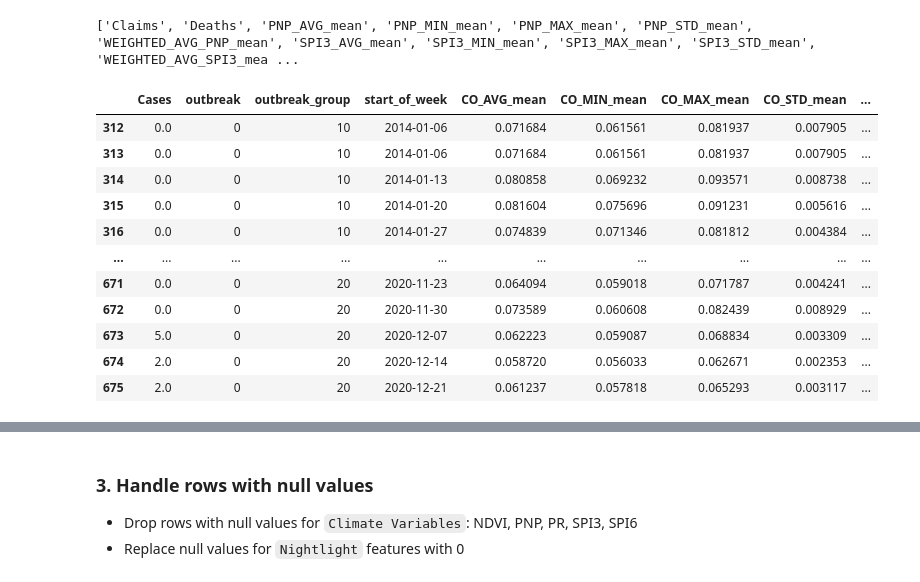
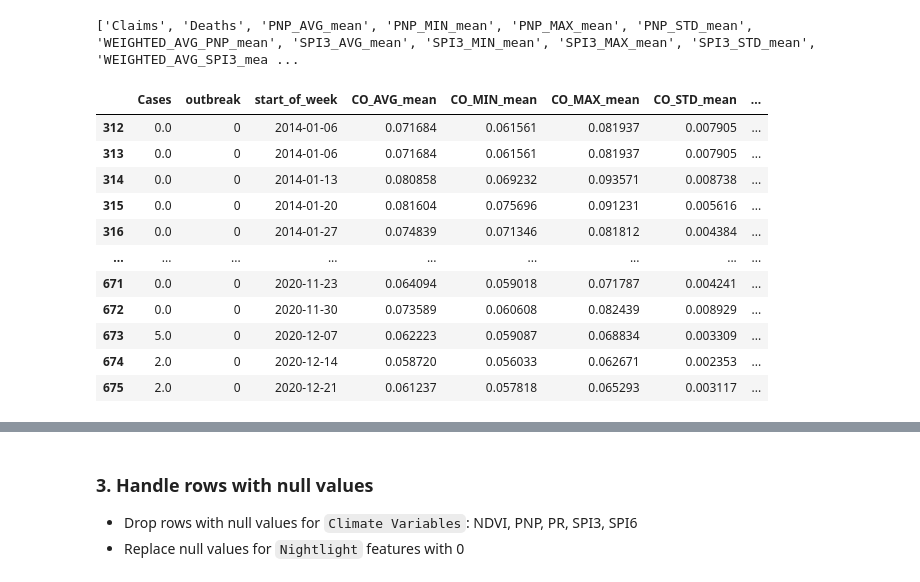
Before and after one commit to thinkingmachines/project-cchain, a Jupyter notebook: notebooks/baseline-model/03-filter-select-create-features.ipynb, the cells around one changed output, grey strips where cells are left out. Drawn from its saved outputs; the diff is of its cells as text; code cells hidden in the pictures.

```diff
--- a/notebooks/baseline-model/03-filter-select-create-features.ipynb
+++ b/notebooks/baseline-model/03-filter-select-create-features.ipynb
@@ -114,43 +114,113 @@ filtered_linked_df = filtered_linked_df.drop(
         "Region",
         "PSGC_Region",
         "Municipality",
         "ADM3_PCODE",
         "ICD",
         "Disease",
         "Claims",
         "Deaths",
         "Case_Type",
         "Date_Type",
+        "outbreak_group",
         # remove climate features with nulls
+        "doh_pois_count_sum",
+        "doh_pois_count_mean",
+        "doh_brgy_health_station_count_sum",
+        "doh_brgy_health_station_count_mean",
+        "doh_rural_health_unit_count_sum",
+        "doh_rural_health_unit_count_mean",
+        "doh_hospital_count_sum",
+        "doh_hospital_count_mean",
+        "doh_birthing_home_lying_in_clinic_count_sum",
+        "doh_birthing_home_lying_in_clinic_count_mean",
+        "doh_infirmary_count_sum",
+        "doh_infirmary_count_mean",
+        "doh_drug_abuse_treatment_rehabilitation_center_count_sum",
+        "doh_drug_abuse_treatment_rehabilitation_center_count_mean",
+        "doh_social_hygiene_clinic_count_sum",
+        "doh_social_hygiene_clinic_count_mean",
+        "doh_medical_clinic_count_sum",
+        "doh_medical_clinic_count_mean",
+        "weighted_avg_doh_brgy_health_station_nearest_mean",
+        "weighted_avg_doh_rural_health_unit_nearest_mean",
+        "weighted_avg_doh_hospital_nearest_mean",
+        "weighted_avg_doh_birthing_home_lying_in_clinic_nearest_mean",
+        "weighted_avg_doh_infirmary_nearest_mean",
+        "weighted_avg_doh_drug_abuse_treatment_rehabilitation_center_nearest_mean",
+        "weighted_avg_doh_social_hygiene_clinic_nearest_mean",
+        "weighted_avg_doh_medical_clinic_nearest_mean",
         "PNP_AVG_mean",
         "PNP_MIN_mean",
         "PNP_MAX_mean",
         "PNP_STD_mean",
         "WEIGHTED_AVG_PNP_mean",
         "SPI3_AVG_mean",
         "SPI3_MIN_mean",
         "SPI3_MAX_mean",
         "SPI3_STD_mean",
         "WEIGHTED_AVG_SPI3_mean",
         "SPI6_AVG_mean",
         "SPI6_MIN_mean",
         "SPI6_MAX_mean",
         "SPI6_STD_mean",
         "WEIGHTED_AVG_SPI6_mean",
-        # irrelevant columns
+        # remove static columns
+        "pct_area_flood_hazard_100yr_low_mean",
+        "pct_area_flood_hazard_100yr_med_mean",
+        "pct_area_flood_hazard_100yr_high_mean",
+        "pct_area_flood_hazard_25yr_low_mean",
+        "pct_area_flood_hazard_25yr_med_mean",
+        "pct_area_flood_hazard_25yr_high_mean",
+        "pct_area_flood_hazard_5yr_low_mean",
+        "pct_area_flood_hazard_5yr_med_mean",
+        "pct_area_flood_hazard_5yr_high_mean",
+        "pct_area_landslide_hazard_low_mean",
+        "pct_area_landslide_hazard_med_mean",
+        "pct_area_landslide_hazard_high_mean",
+        "pct_area_bare_sparse_vegetation_mean",
+        "pct_area_builtup_mean",
+        "pct_area_cropland_mean",
+        "pct_area_grassland_mean",
+        "pct_area_herbaceous_wetland_mean",
+        "pct_area_mangroves_mean",
+        "pct_area_permanent_water_bodies_mean",
+        "pct_area_shrubland_mean",
+        "pct_area_tree_cover_mean",
+        "google_bldgs_count_sum",
+        "google_bldgs_count_mean",
+        "google_bldgs_area_total_sum",
+        "google_bldgs_area_total_mean",
+        "google_bldgs_area_mean_sum",
+        "google_bldgs_area_mean_mean",
+        "google_bldgs_count_lt100_sqm_sum",
+        "google_bldgs_count_lt100_sqm_mean",
+        "google_bldgs_count_100_200_sqm_sum",
+        "google_bldgs_count_100_200_sqm_mean",
+        "google_bldgs_count_gt_200_sqm_sum",
+        "google_bldgs_count_gt_200_sqm_mean",
+        "google_bldgs_density_sum",
+        "google_bldgs_density_mean",
+        "google_bldgs_pct_built_up_area_sum",
+        "google_bldgs_pct_built_up_area_mean",
+        "travel_time",
+        "hospital_pop_reached_total",
+        "hospital_pct_population_reached",
+        "healthcenter_pop_reached_total",
+        "healthcenter_pct_population_reached",
+        "rhu_pop_reached_total",
     ]
 )
 filtered_linked_df
 # %% [output]
-|  | Cases | outbreak | outbreak_group | start_of_week | CO_AVG_mean | CO_MIN_mean | CO_MAX_mean | CO_STD_mean | ... |
-| 312 | 0.0 | 0 | 10 | 2014-01-06 | 0.071684 | 0.061561 | 0.081937 | 0.007905 | ... |
-| 313 | 0.0 | 0 | 10 | 2014-01-06 | 0.071684 | 0.061561 | 0.081937 | 0.007905 | ... |
-| 314 | 0.0 | 0 | 10 | 2014-01-13 | 0.080858 | 0.069232 | 0.093571 | 0.008738 | ... |
-| 315 | 0.0 | 0 | 10 | 2014-01-20 | 0.081604 | 0.075696 | 0.091231 | 0.005616 | ... |
-| 316 | 0.0 | 0 | 10 | 2014-01-27 | 0.074839 | 0.071346 | 0.081812 | 0.004384 | ... |
-| ... | ... | ... | ... | ... | ... | ... | ... | ... | ... |
-| 671 | 0.0 | 0 | 20 | 2020-11-23 | 0.064094 | 0.059018 | 0.071787 | 0.004241 | ... |
-| 672 | 0.0 | 0 | 20 | 2020-11-30 | 0.073589 | 0.060608 | 0.082439 | 0.008929 | ... |
-| 673 | 5.0 | 0 | 20 | 2020-12-07 | 0.062223 | 0.059087 | 0.068834 | 0.003309 | ... |
-| 674 | 2.0 | 0 | 20 | 2020-12-14 | 0.058720 | 0.056033 | 0.062671 | 0.002353 | ... |
-| 675 | 2.0 | 0 | 20 | 2020-12-21 | 0.061237 | 0.057818 | 0.065293 | 0.003117 | ... |
+|  | Cases | outbreak | start_of_week | CO_AVG_mean | CO_MIN_mean | CO_MAX_mean | CO_STD_mean | ... |
+| 312 | 0.0 | 0 | 2014-01-06 | 0.071684 | 0.061561 | 0.081937 | 0.007905 | ... |
+| 313 | 0.0 | 0 | 2014-01-06 | 0.071684 | 0.061561 | 0.081937 | 0.007905 | ... |
+| 314 | 0.0 | 0 | 2014-01-13 | 0.080858 | 0.069232 | 0.093571 | 0.008738 | ... |
+| 315 | 0.0 | 0 | 2014-01-20 | 0.081604 | 0.075696 | 0.091231 | 0.005616 | ... |
+| 316 | 0.0 | 0 | 2014-01-27 | 0.074839 | 0.071346 | 0.081812 | 0.004384 | ... |
+| ... | ... | ... | ... | ... | ... | ... | ... | ... |
+| 671 | 0.0 | 0 | 2020-11-23 | 0.064094 | 0.059018 | 0.071787 | 0.004241 | ... |
+| 672 | 0.0 | 0 | 2020-11-30 | 0.073589 | 0.060608 | 0.082439 | 0.008929 | ... |
+| 673 | 5.0 | 0 | 2020-12-07 | 0.062223 | 0.059087 | 0.068834 | 0.003309 | ... |
+| 674 | 2.0 | 0 | 2020-12-14 | 0.058720 | 0.056033 | 0.062671 | 0.002353 | ... |
+| 675 | 2.0 | 0 | 2020-12-21 | 0.061237 | 0.057818 | 0.065293 | 0.003117 | ... |
```
Also changed, not shown: parts of 4 cells of this notebook, 1 other file.
